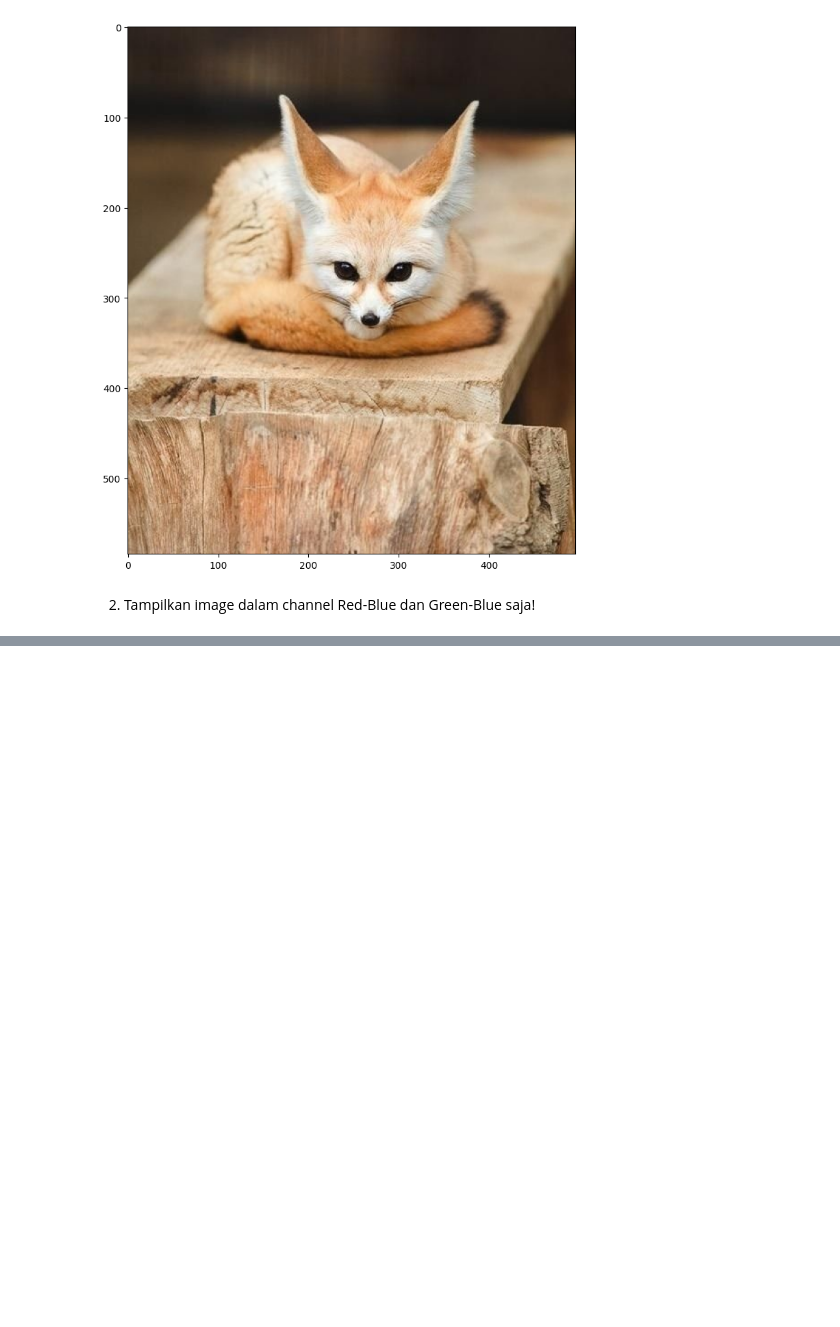
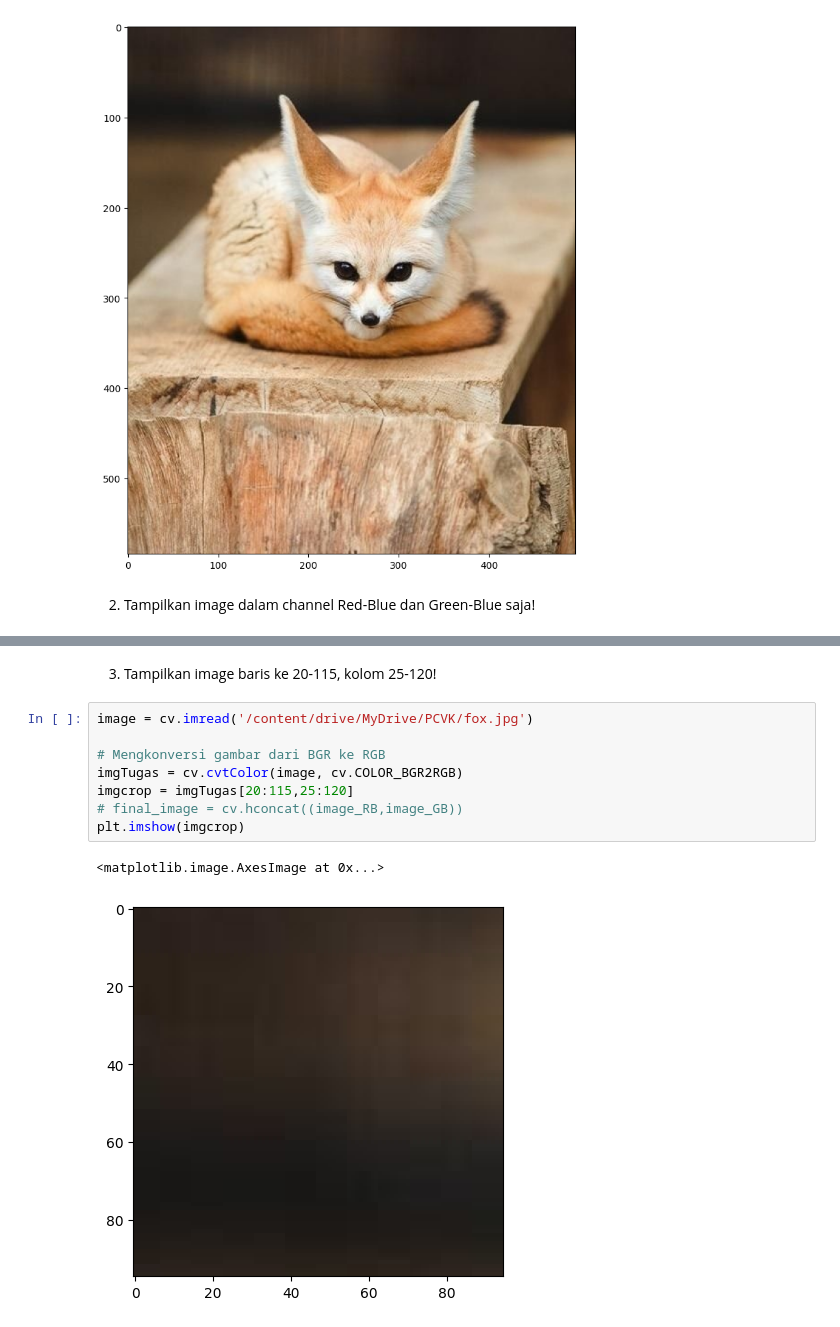
Before and after one commit to Alhamdanaaa/PCVK_Ganjil_24-25, a Jupyter notebook: week_2.ipynb, the cells around one changed output, grey strips where cells are left out. Drawn from its saved outputs; the diff is of its cells as text; blank space fills up the shorter version.

```diff
--- a/week_2.ipynb
+++ b/week_2.ipynb
@@ -144,0 +157,13 @@ error: OpenCV(4.10.0) /io/opencv/modules/imgproc/src/demosaicing.cpp:1723: error
+# %% [markdown]
+3. Tampilkan image baris ke 20-115, kolom 25-120!
+# %%
+image = cv.imread('/content/drive/MyDrive/PCVK/fox.jpg')
+
+# Mengkonversi gambar dari BGR ke RGB
+imgTugas = cv.cvtColor(image, cv.COLOR_BGR2RGB)
+imgcrop = imgTugas[20:115,25:120]
+# final_image = cv.hconcat((image_RB,image_GB))
+plt.imshow(imgcrop)
+# %% [output]
+<matplotlib.image.AxesImage at 0x...>
+[figure, added]
```
Also changed, not shown: parts of 10 cells of this notebook.
